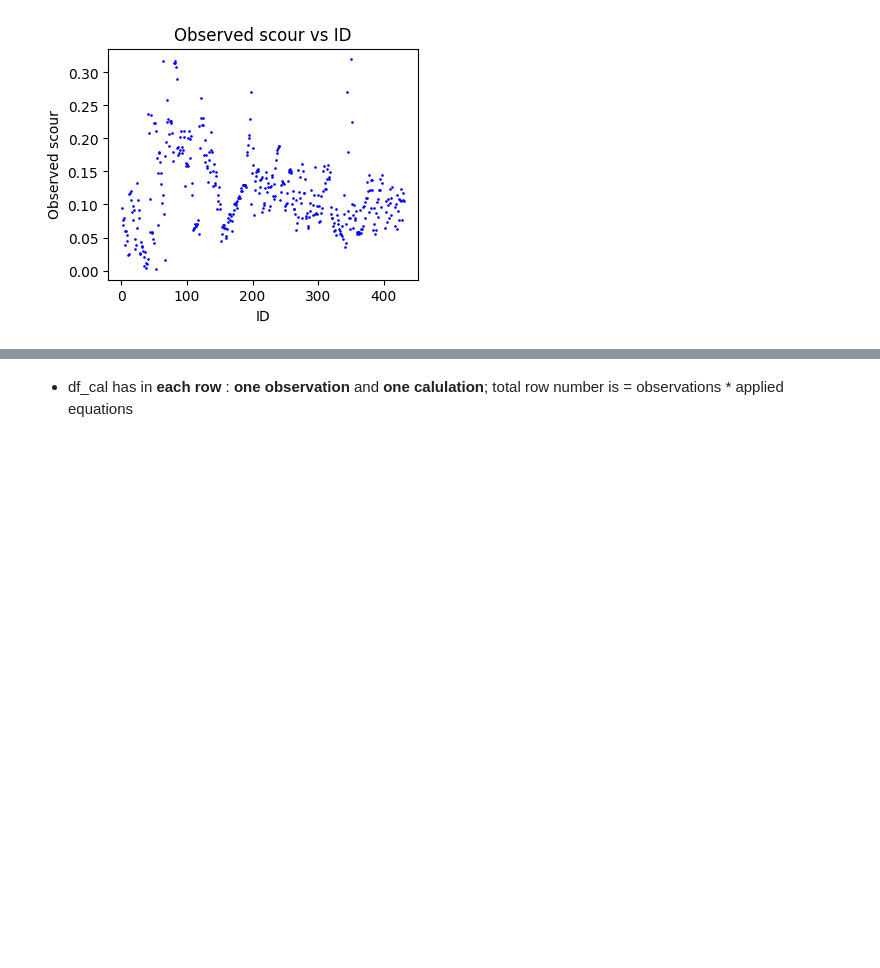
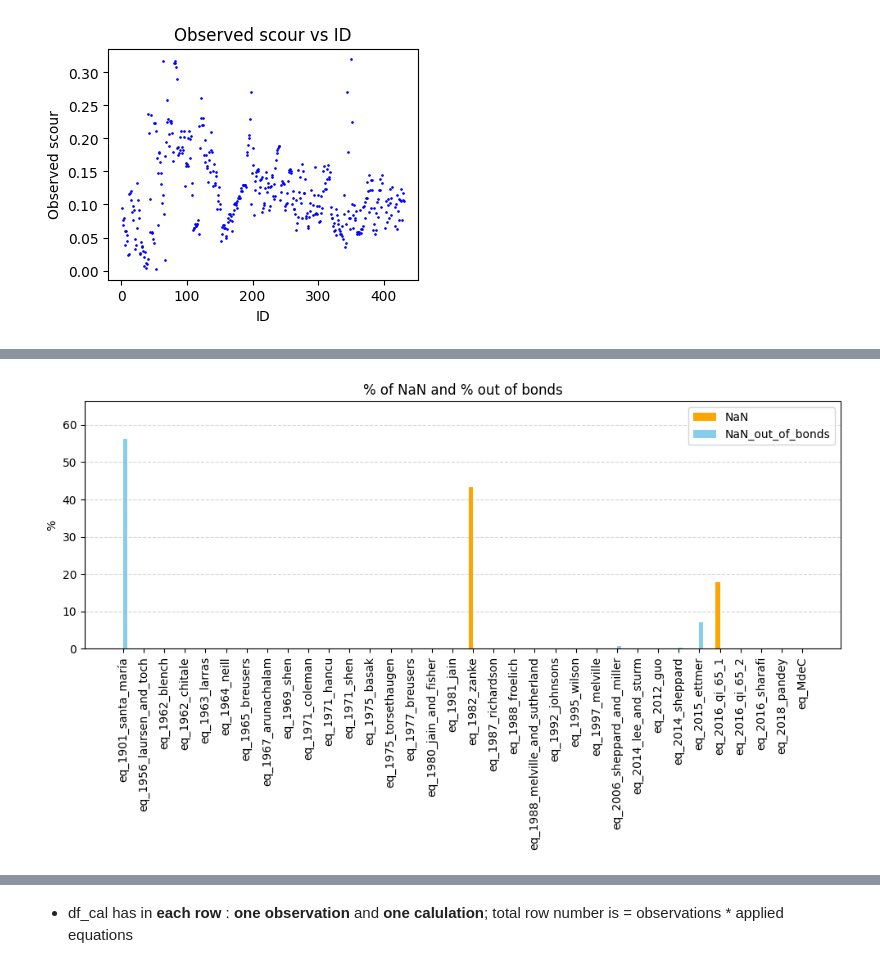
Before and after one commit to vsaengerderache/scour_ai, a Jupyter notebook: scour_ai_main.ipynb, the cells around one changed output, grey strips where cells are left out. Cells and saved outputs as stored; diff of their text form; code cells hidden in the pictures; blank space fills up the shorter version.

```diff
--- a/scour_ai_main.ipynb
+++ b/scour_ai_main.ipynb
@@ -970,0 +506,19 @@ ______________________________________________________________________
+# %%
+"https://drive.google.com/file/d/13EuWudXdeZ1EQuDWlDqKkD-EYDAdkGrK/view?usp=drive_link"
+""" page 8, eq 12 """
+def eq_1975_torsethaugen(b, y_o, u, u_c):
+  """Calculate equilibrium depth of local scour
+  Source: https://doi.org/10.1080/00221687709499645
+
+  Args:
+    b: pier width (m)
+    y_0: flow depth (m)
+    u: flow velocity (m)
+    d: diameter of sediment (m)
+
+  Returns:
+    d_s: maximum depth reached by the scour hole around the pier after sufficient time has elapsed to reach the equilibrium (m) """
+
+  y_s = b * 0.9 * ((2*u/u_c) - 1.08)*(y_o/b)
+
+  return y_s
@@ -970,0 +1270,39 @@ ______________________________________________________________________
+# %%
+equations = df_cal['equation'].unique()
+data = []
+
+for eq in equations:
+    df_eq = df_cal[df_cal['equation'] == eq]
+    total = len(df_eq)
+
+    count_nan = df_eq['cal'].isna().sum()
+    count_out = (df_eq['cal'] == 'NaN_out_of_bonds').sum()
+
+    pct_nan = (count_nan / total) * 100 if total > 0 else 0
+    pct_out = (count_out / total) * 100 if total > 0 else 0
+
+    data.append([eq, pct_nan, pct_out])
+
+df_plot = pd.DataFrame(data, columns=['equation', 'pct_nan', 'pct_out'])
+
+# gráfico de barras agrupadas
+x = np.arange(len(df_plot))
+width = 0.2
+
+plt.figure(figsize=(10, 6))
+plt.bar(x - width/2, df_plot['pct_nan'], width, label='NaN', color='orange')
+plt.bar(x + width/2, df_plot['pct_out'], width, label='NaN_out_of_bonds', color='skyblue')
+
+# etiquetas
+plt.xticks(x, df_plot['equation'], rotation=90)  # verticales
+plt.ylabel('%')
+plt.title('% of NaN and % out of bonds')
+plt.legend()
+plt.tight_layout()
+plt.grid(axis='y', linestyle='--', alpha=0.5)
+plt.ylim(0, max(df_plot['pct_nan'].max(), df_plot['pct_out'].max()) + 10)
+plt.show()
+
+#display(df_plot)
+# %% [output]
+[figure, added]
```
Also changed, not shown: parts of 112 cells of this notebook.
